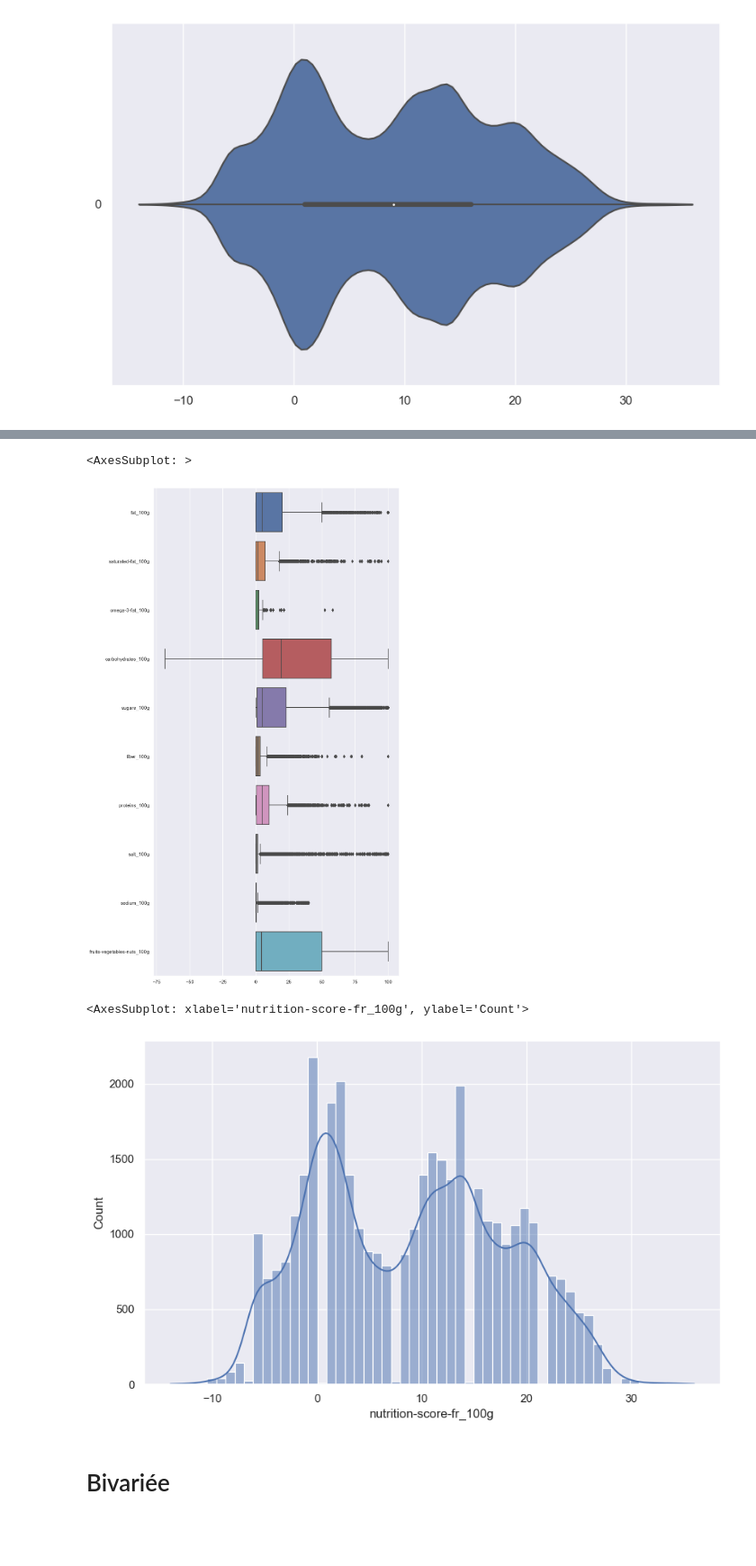
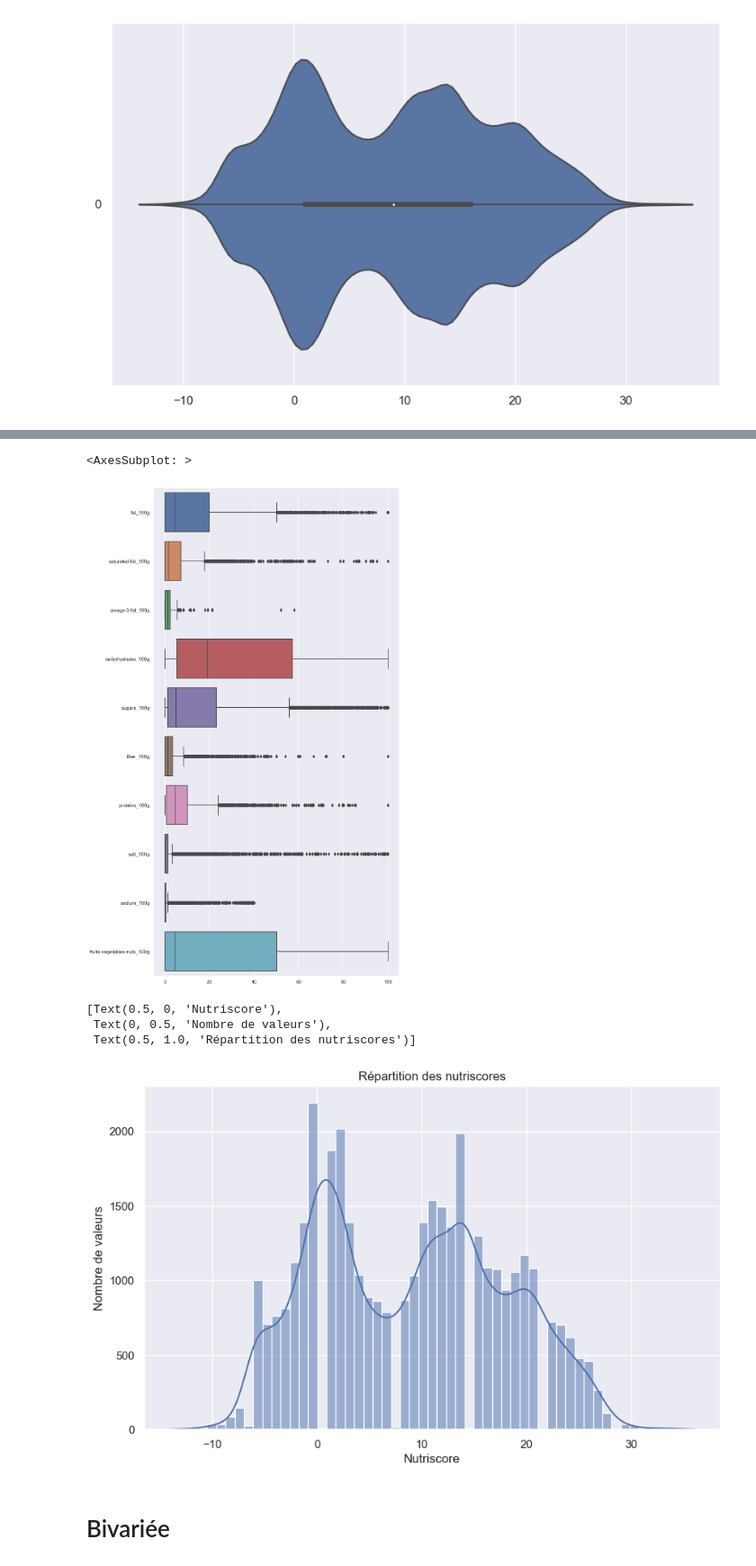
Before and after one commit to CeVague/Projet_3-Concevez_application_pour_sante_publique, a Jupyter notebook: Exploration.ipynb, the cells around one changed output, grey strips where cells are left out. Shown at 90% size. Drawn from its saved outputs; the diff is of its cells as text; code cells hidden in the pictures; blank space fills up the shorter version.

```diff
--- a/Exploration.ipynb
+++ b/Exploration.ipynb
@@ -26,5 +26,7 @@ from mydataviz import *
 # Chargement du dataset version réduite (50000 valeurs pour les tests)
 data = pd.read_csv("./data/data_clean_petit.csv", low_memory=False)
 # %%
-#data.loc[data['carbohydrates_100g']<0] = 0
+data.loc[data['carbohydrates_100g']<0] = 0
+# %%
+data = data.drop(['Unnamed: 0.1', 'Unnamed: 0'], axis=1)
 # %%
@@ -232,13 +246,16 @@ sns.violinplot(data=df, orient='h', scale='width', cut=0)
 sns.boxplot(data=df, orient='h')
 # %% [output]
 <AxesSubplot: >
-[figure, old version]
+[figure, new version]
 # %%
 sns.set(rc={"figure.figsize":(10, 6)})
-sns.histplot(data=data['nutrition-score-fr_100g'], kde=True)
+p = sns.histplot(data=data['nutrition-score-fr_100g'], kde=True)
+p.set(xlabel ="Nutriscore", ylabel = "Nombre de valeurs", title ='Répartition des nutriscores')
 # %% [output]
-<AxesSubplot: xlabel='nutrition-score-fr_100g', ylabel='Count'>
+[Text(0.5, 0, 'Nutriscore'),
+ Text(0, 0.5, 'Nombre de valeurs'),
+ Text(0.5, 1.0, 'Répartition des nutriscores')]
-[figure, old version]
+[figure, new version]
 # %% [markdown]
 # Bivariée
 # %%
```
Also changed, not shown: parts of 20 cells of this notebook.
